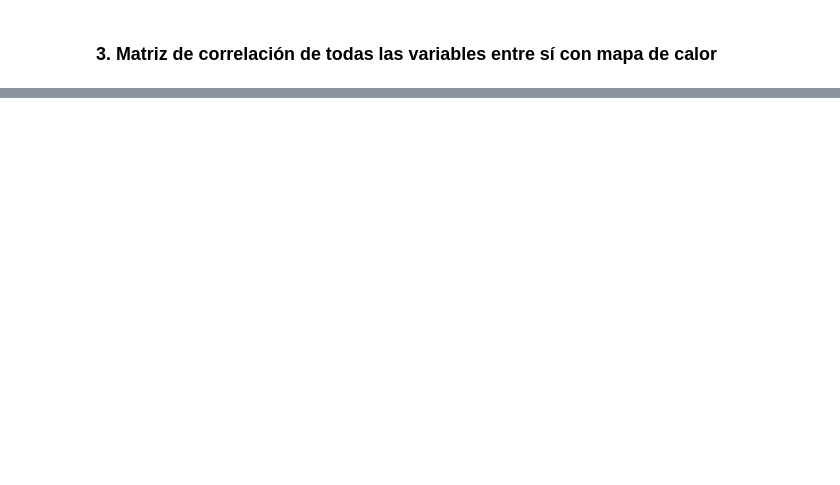
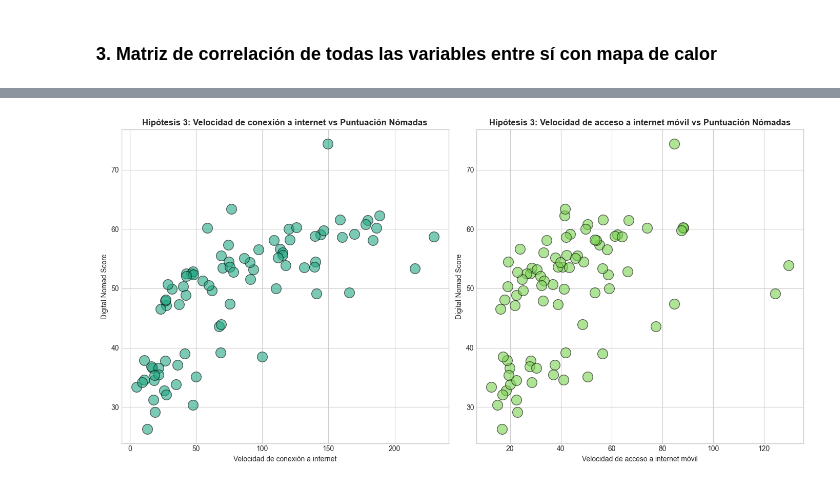
Before and after one commit to danielaaguirrej55-source/EDA-Nomadismo-Digital, a Jupyter notebook: src/notebooks/EDA-bivariante-juanfcia-draft.ipynb, the cells around one changed output, grey strips where cells are left out. Cells and saved outputs as stored; diff of their text form; code cells hidden in the pictures; blank space fills up the shorter version.

```diff
--- a/src/notebooks/EDA-bivariante-juanfcia-draft.ipynb
+++ b/src/notebooks/EDA-bivariante-juanfcia-draft.ipynb
@@ -334,0 +417,39 @@ Después vienen índice de felicidad, coste de comidas fuera de casa y gasto men
+# %%
+# Scatter plots: usamos esta visualización para hacer análisis bivariante y confirmar correlaciones:
+# 1. Velocidad de conexión a internet vs Puntuación de Nómadas digitales a destinos concretos
+# 2. Velocidad de acceso a internet móvil vs Puntuación de Nómadas digitales a destinos concretos
+
+fig, axes = plt.subplots(1, 2, figsize=(14, 7))
+
+# Scatter plot 1: velocidad de conexión a internet vs puntuación de Nómadas digitales a destinos concretos
+
+axes[0].scatter(
+    df_cost_circleloop['broadband_speed_mbps'],
+    df_cost_circleloop['digital_nomad_score'],
+    c='#22A884',
+    alpha=0.6,
+    edgecolors='black',
+    s=200
+)
+axes[0].set_xlabel('Velocidad de conexión a internet')
+axes[0].set_ylabel('Digital Nomad Score')
+axes[0].set_title('Hipótesis 3: Velocidad de conexión a internet vs Puntuación Nómadas', fontsize=12, fontweight='bold')
+
+# Scatter plot 2: velocidad de acceso a internet móvil vs puntuación de Nómadas digitales a destinos concretos
+
+axes[1].scatter(
+    df_cost_circleloop['mobile_speed_mbps'],
+    df_cost_circleloop['digital_nomad_score'],
+    c='#7AD151',
+    alpha=0.6,
+    edgecolors='black',
+    s=200
+)
+axes[1].set_xlabel('Velocidad de acceso a internet móvil')
+axes[1].set_ylabel('Digital Nomad Score')
+axes[1].set_title('Hipótesis 3: Velocidad de acceso a internet móvil vs Puntuación Nómadas', fontsize=12, fontweight='bold')
+
+plt.tight_layout()
+plt.show()
+# %% [output]
+[figure, added]
```
Also changed, not shown: parts of 16 cells of this notebook.
